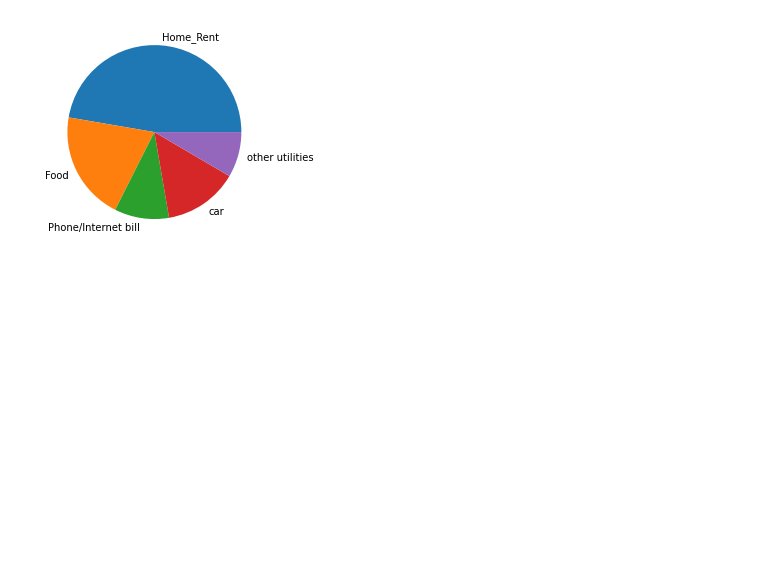
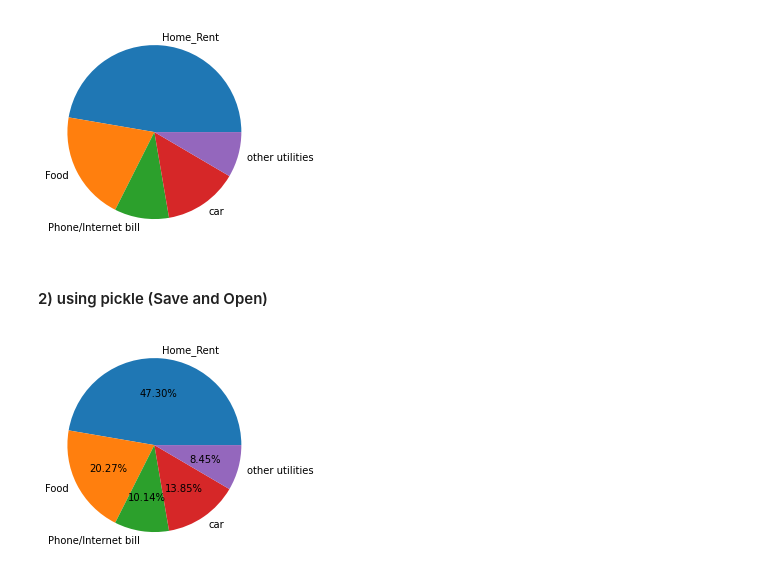
Before and after one commit to pradeepradee1/Data_Visualization, a Jupyter notebook: Matplot/L5_Save_The_Chart.ipynb, the cells around one changed output. Drawn from its saved outputs; the diff is of its cells as text; code cells hidden in the pictures; blank space fills up the shorter version.

Commit message:
Changes done in saving the plot

```diff
--- a/Matplot/L5_Save_The_Chart.ipynb
+++ b/Matplot/L5_Save_The_Chart.ipynb
@@ -15,3 +20,5 @@ plt.pie(exp_vals,labels=exp_labels)
 plt.savefig("piechart1.png",bbox_inches="tight",pad_inches=2,transparent=True)
 # %% [output]
 [figure]
+# %% [markdown]
+#### 2) using pickle (Save and Open)
@@ -17,0 +27,5 @@ plt.savefig("piechart1.png",bbox_inches="tight",pad_inches=2,transparent=True)
+# %%
+plot=plt.pie(exp_vals,labels=exp_labels,autopct="%0.2f%%")
+pickle.dump(plot, open("plot1.pickle", "wb"))
+# %% [output]
+[figure, added]
```
Also changed, not shown: parts of 4 cells of this notebook, 3 other files.
